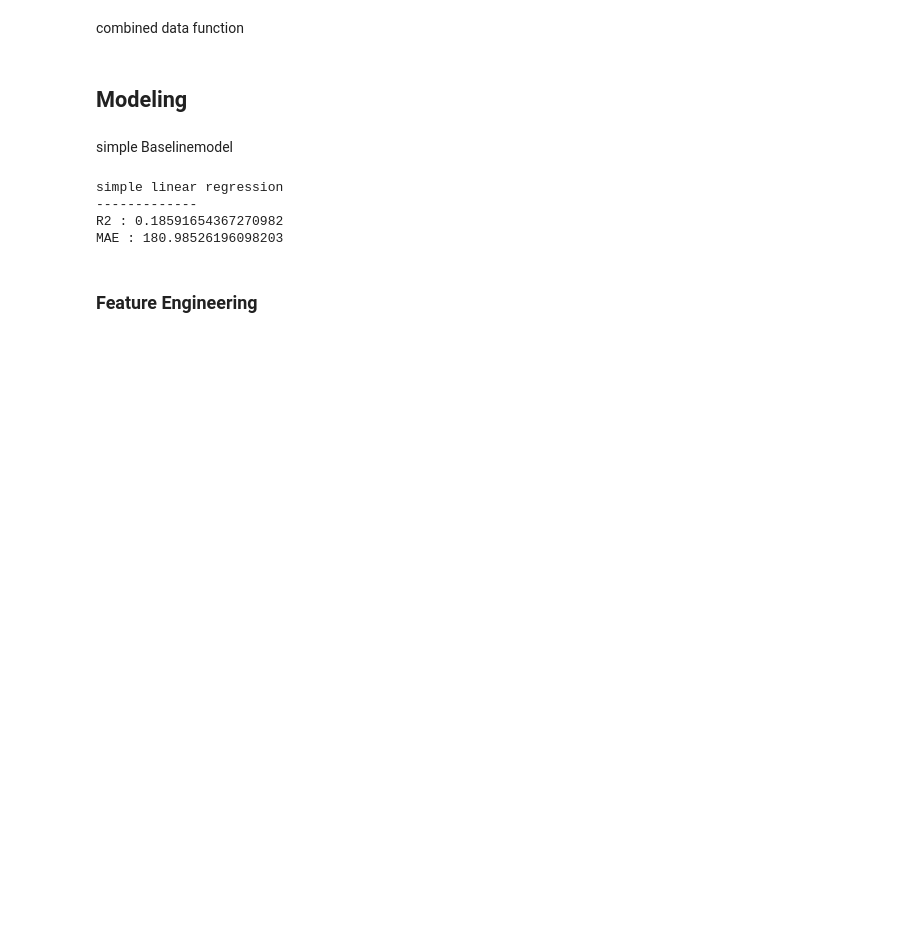
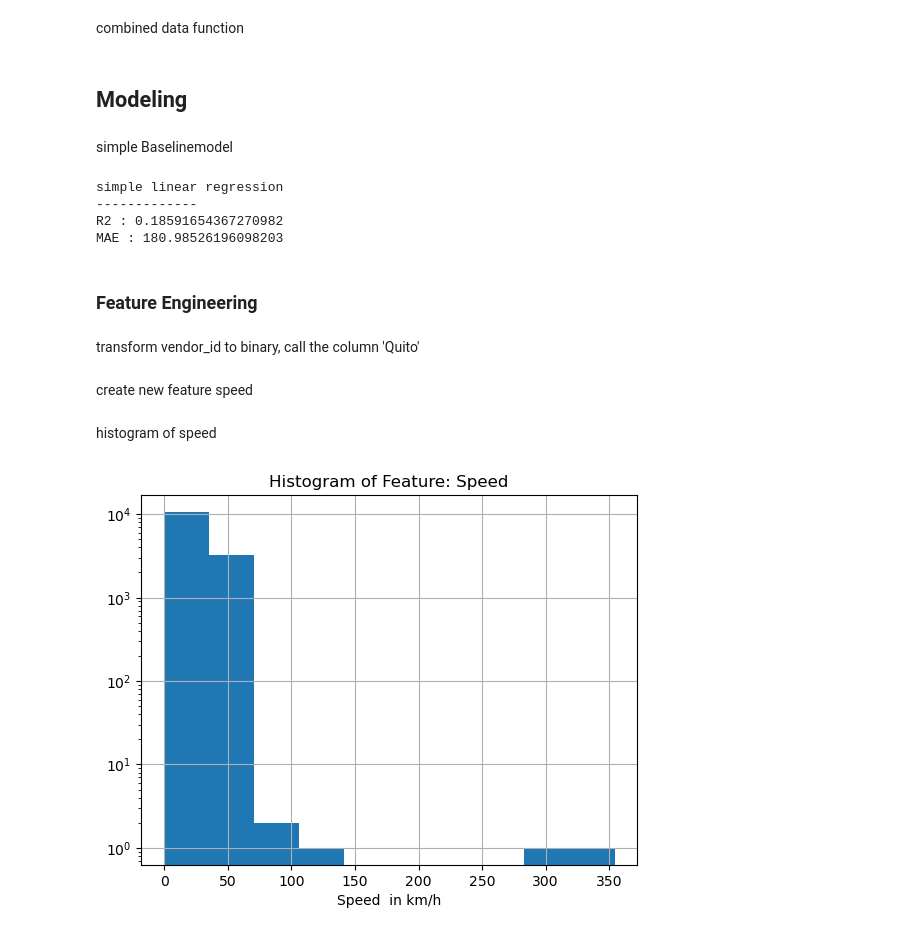
Before and after one commit to Dabbeljuh/Data-Science---Verkehrsaufkommen, a Jupyter notebook: verkehrsaufkommen.ipynb, the cells around one changed output. Drawn from its saved outputs; the diff is of its cells as text; code cells hidden in the pictures; blank space fills up the shorter version.

```diff
--- a/verkehrsaufkommen.ipynb
+++ b/verkehrsaufkommen.ipynb
@@ -382,3 +382,23 @@ R2 : 0.18591654367270982
 MAE : 180.98526196098203
 # %% [markdown]
 ### Feature Engineering
+# %% [markdown]
+transform vendor_id to binary, call the column 'Quito'
+# %%
+vendor = (df.vendor_id == 'Quito').astype(int)
+vendor = vendor.astype(float)
+df['Quito'] = vendor
+df = df.drop(['vendor_id'], axis=1)
+# %% [markdown]
+create new feature speed
+# %%
+df['speed'] = (df.distance_m / 1000) / (df.trip_estimated / 3600)
+# %% [markdown]
+histogram of speed
+# %%
+df.speed.hist()
+plt.title('Histogram of Feature: Speed')
+plt.xlabel('Speed  in km/h')
+plt.gca().set_yscale('log')
+# %% [output]
+[figure, added]
```
Also changed, not shown: parts of 10 cells of this notebook.
